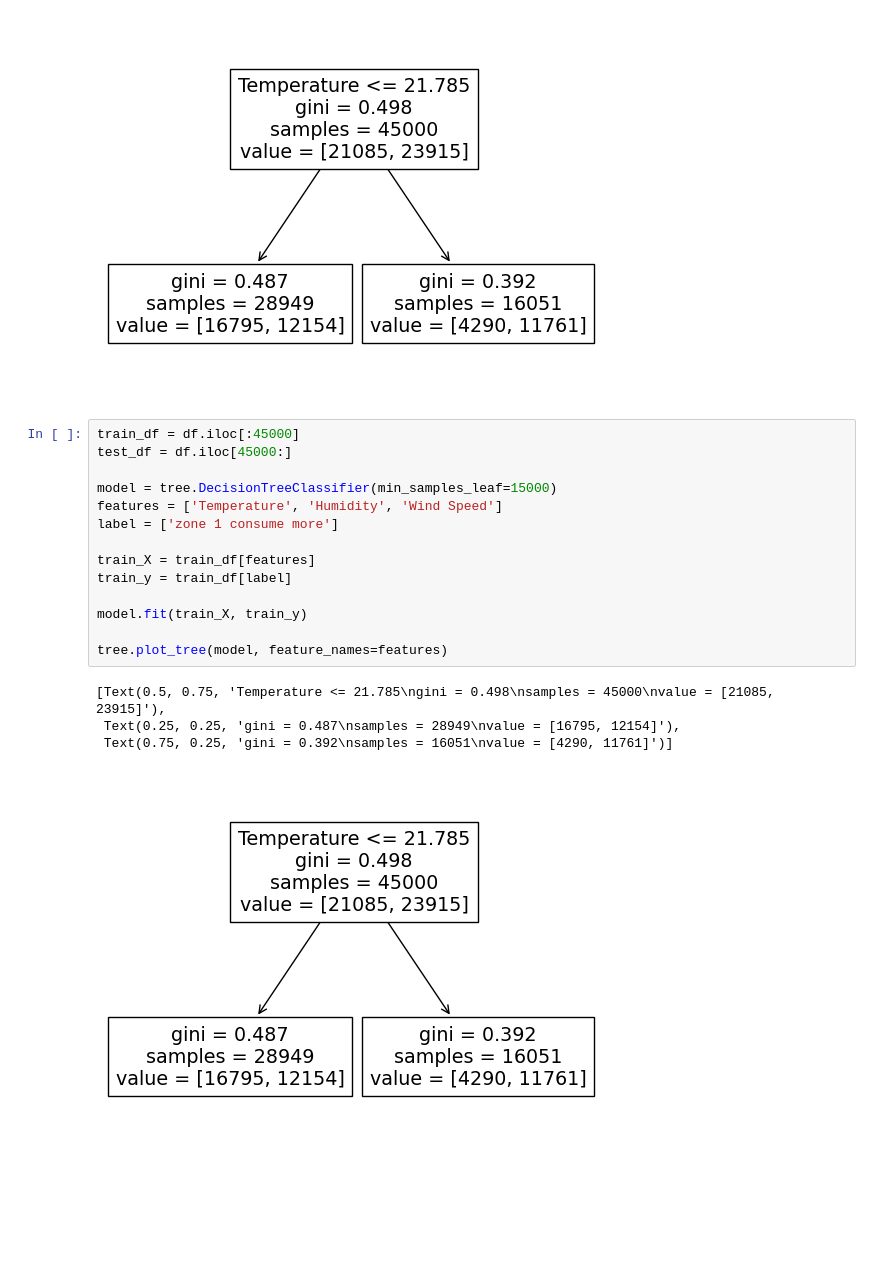
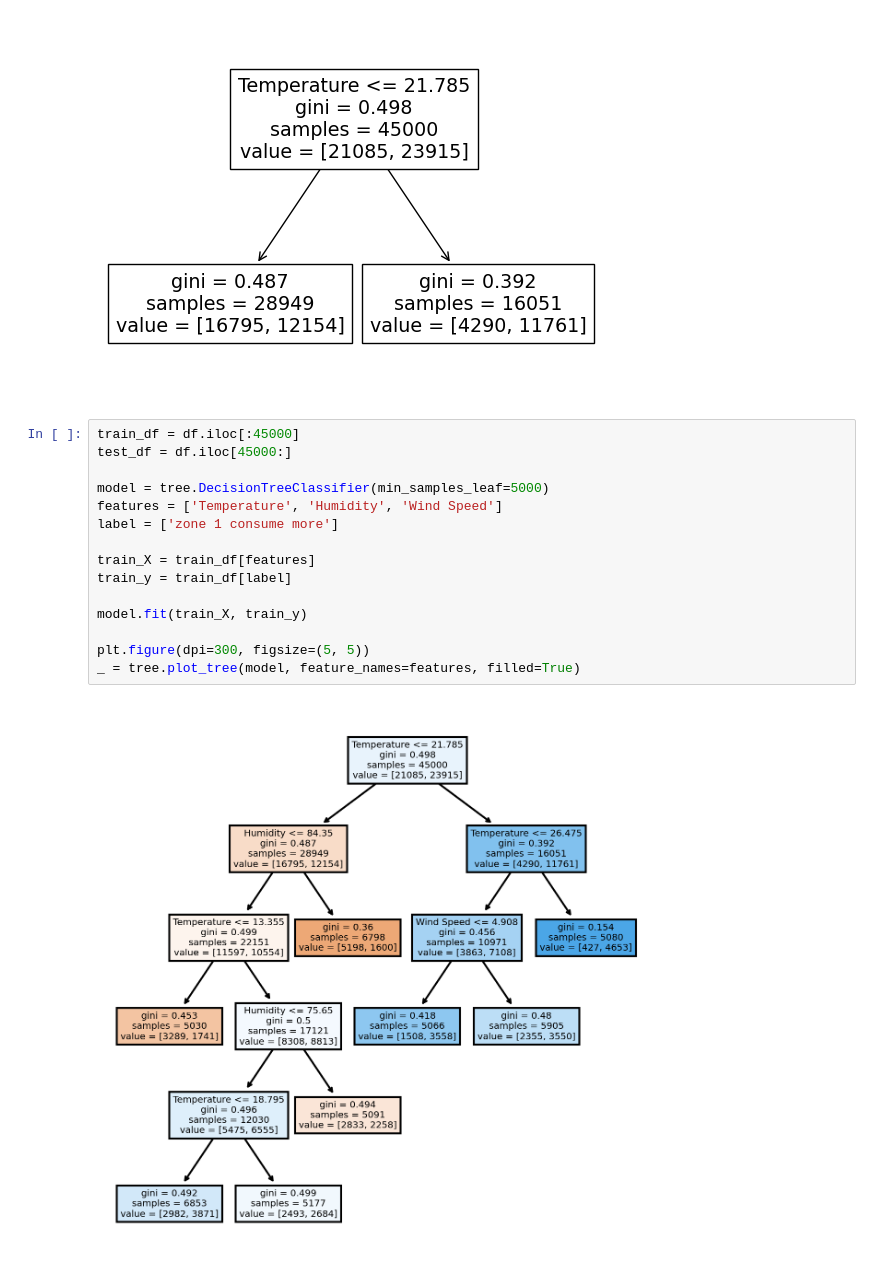
Before and after one commit to zhu-jun-ting/IS-327, a Jupyter notebook: week3.ipynb, the cells around one changed output. Saved outputs shown, nothing was run; the diff lists cells and outputs as text; blank space fills up the shorter version.

```diff
--- a/week3.ipynb
+++ b/week3.ipynb
@@ -106,19 +106,17 @@ tree.plot_tree(model, feature_names=features)
 # %%
 train_df = df.iloc[:45000]
 test_df = df.iloc[45000:]
 
-model = tree.DecisionTreeClassifier(min_samples_leaf=15000)
+model = tree.DecisionTreeClassifier(min_samples_leaf=5000)
 features = ['Temperature', 'Humidity', 'Wind Speed']
 label = ['zone 1 consume more']
 
 train_X = train_df[features]
 train_y = train_df[label]
 
 model.fit(train_X, train_y)
 
-tree.plot_tree(model, feature_names=features)
+plt.figure(dpi=300, figsize=(5, 5))
+_ = tree.plot_tree(model, feature_names=features, filled=True)
 # %% [output]
-[Text(0.5, 0.75, 'Temperature <= 21.785\ngini = 0.498\nsamples = 45000\nvalue = [21085, 23915]'),
- Text(0.25, 0.25, 'gini = 0.487\nsamples = 28949\nvalue = [16795, 12154]'),
- Text(0.75, 0.25, 'gini = 0.392\nsamples = 16051\nvalue = [4290, 11761]')]
-[figure, old version]
+[figure, new version]
```
Also changed, not shown: parts of 4 cells of this notebook, 13 other files.
